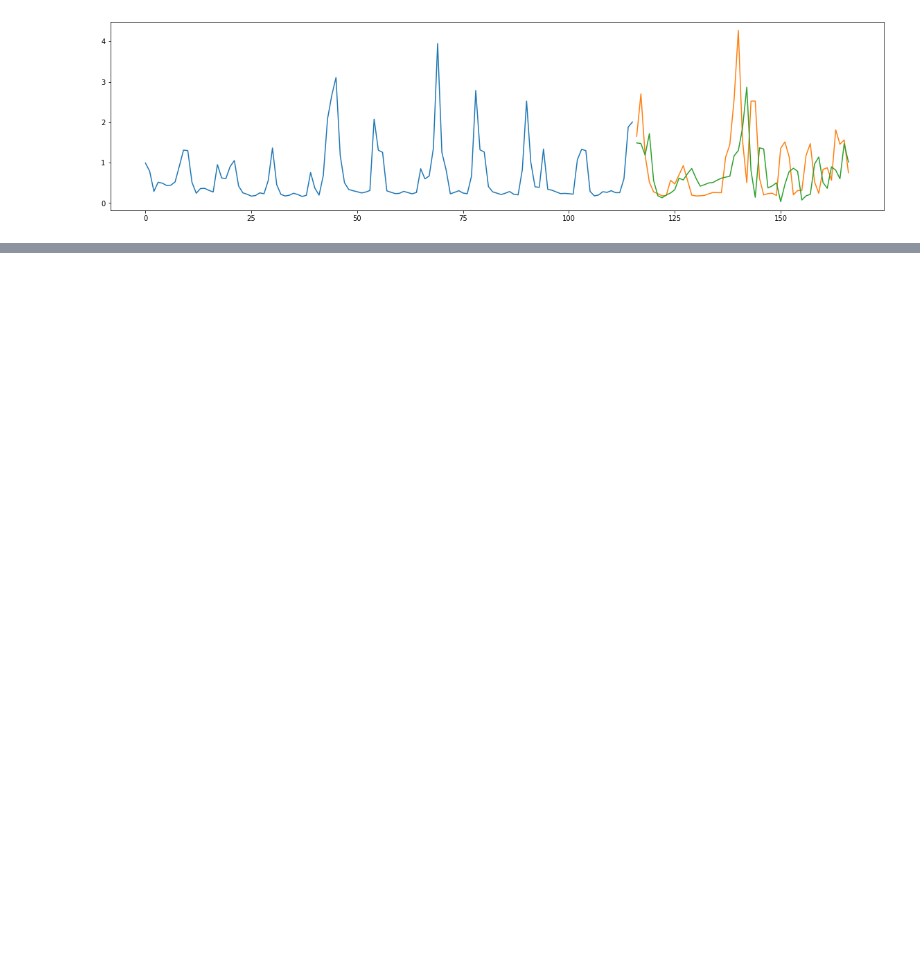
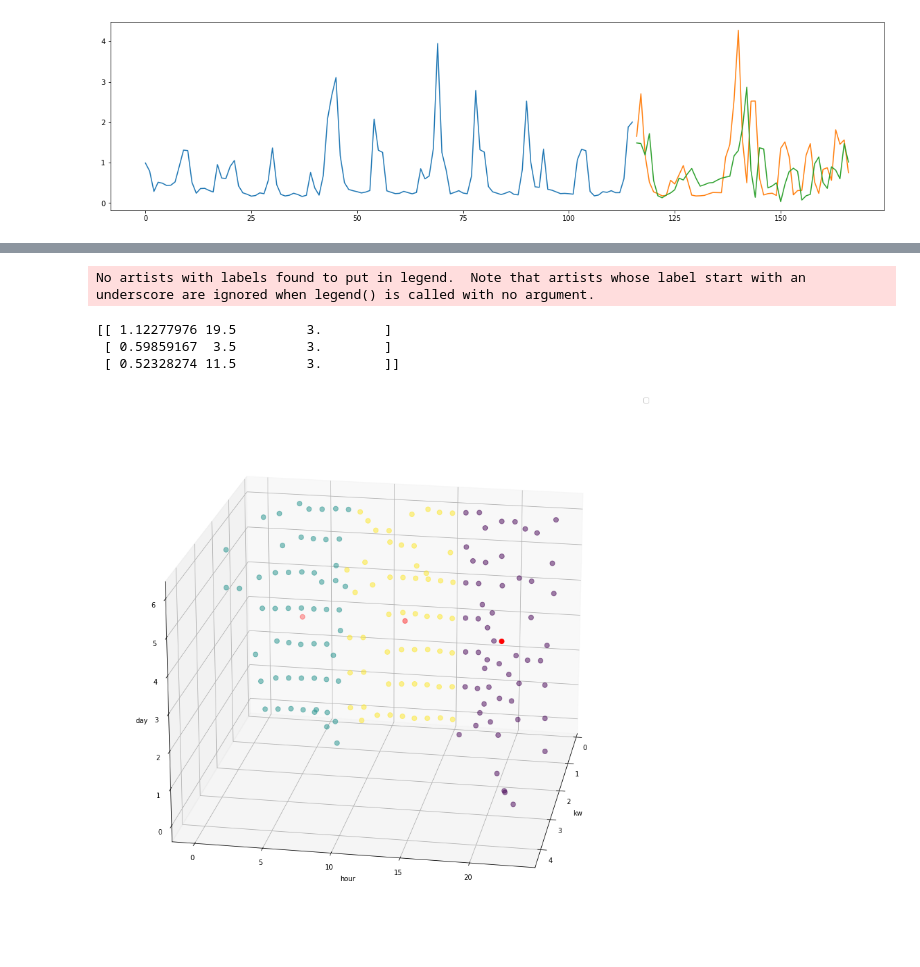
Before and after one commit to Gunisalvo/ppget-aprendizado-de-maquinas, a Jupyter notebook: demand_response.ipynb, the cells around one changed output, grey strips where cells are left out. Drawn from its saved outputs; the diff is of its cells as text; code cells hidden in the pictures; blank space fills up the shorter version.

```diff
--- a/demand_response.ipynb
+++ b/demand_response.ipynb
@@ -267,0 +306,23 @@ plt.pyplot.show()
+# %%
+kw_time = pd.DataFrame(zip(list(series.values),list(series.index.hour),list(series.index.dayofweek)))
+kw_time.columns = ["kw", "hour", "day"]
+kmeans = KMeans(n_clusters=3).fit(kw_time)
+centroids = kmeans.cluster_centers_
+print(centroids)
+
+fig = plt.pyplot.figure(figsize = (15,15))
+ax = fig.add_subplot(111, projection='3d')
+ax.scatter(kw_time["kw"], kw_time["hour"], kw_time["day"], c= kmeans.labels_.astype(float), s=50, alpha=0.5)
+ax.scatter(centroids[:, 0], centroids[:, 1], centroids[:, 2], c='red', s=50)
+ax.set_xlabel('kw')
+ax.set_ylabel('hour')
+ax.set_zlabel('day')
+ax.legend()
+ax.view_init(20, 10)
+plt.pyplot.show()
+# %% [output]
+No artists with labels found to put in legend.  Note that artists whose label start with an underscore are ignored when legend() is called with no argument.
+[[ 1.12277976 19.5         3.        ]
+ [ 0.59859167  3.5         3.        ]
+ [ 0.52328274 11.5         3.        ]]
+[figure, added]
```
Also changed, not shown: parts of 6 cells of this notebook.
